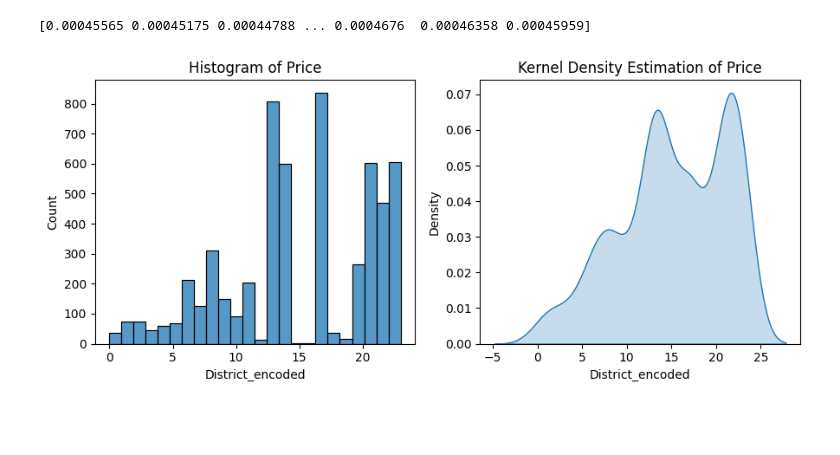
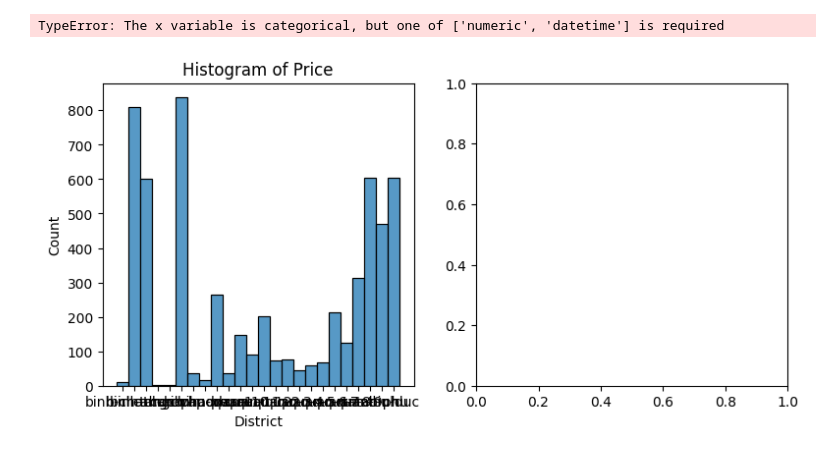
Before and after one commit to vtphatt2/House-Price-Prediction, a Jupyter notebook: KDE/map.ipynb, the cells around one changed output. Cells and saved outputs as stored; diff of their text form; code cells hidden in the pictures; blank space fills up the shorter version.

```diff
--- a/KDE/map.ipynb
+++ b/KDE/map.ipynb
@@ -29,9 +25,8 @@ replace_dict = {'Binh Chanh':'binh-chanh', 'Binh Tan' : 'binh-tan','Binh Thanh':
 gdf_hcm['District'] = gdf_hcm['District'].replace(replace_dict)
 # %%
 # Đọc tệp dữ liệu đã được làm sạch
-df=pd.read_csv('clean_data.csv')
-
-# Chuẩn bị dữ liệu số lượng nhà bán theo quận
-district_counts = df['District'].value_counts().reset_index()
-district_counts.columns = ['District', 'Counts']
-district_counts
+df = pd.read_csv('data_with_district.csv')
+df = df[['District','Price_per_sqm','Month']]
+df = gdf_hcm.merge(df, on='District')
+# df = df[['District','Price_per_sqm','Month', 'geometry']]
+df.to_csv('data1.csv', index = False)
@@ -92,34 +114,19 @@ plt.show()
-# %%
-# Tính KDE
-kde = KDEUnivariate(df['District_encoded'])
-kde.fit(bw='scott')
-
-# Vẽ đồ thị
-# plt.plot(kde.support, kde.density, label='KDE with statsmodels')
-# plt.xlabel('Value')
-# plt.ylabel('Density')
-# plt.title('Kernel Density Estimation')
-# plt.legend()
-# plt.show()
-
-print(kde.density)
-# %% [output]
-[0.00045565 0.00045175 0.00044788 ... 0.0004676  0.00046358 0.00045959]
 # %%
 fig, axes = plt.subplots(1, 2, figsize=(9, 4))
 # Histogram
-sns.histplot(df['District_encoded'], ax=axes[0], bins = 24)
+sns.histplot(df['District'], ax=axes[0], bins = 24)
 axes[0].set_title('Histogram of Price')
-axes[0].set_xlabel('District_encoded')
+axes[0].set_xlabel('District')
 axes[0].set_ylabel('Count')
 
 # KDE Plot
-sns.kdeplot(df['District_encoded'], bw_adjust = 1.5, ax=axes[1],  fill=True, cmap='viridis')
+sns.kdeplot(df['District'], bw_adjust = 1.5, ax=axes[1],  fill=True, cmap='viridis')
 axes[1].set_title('Kernel Density Estimation of Price')
-axes[1].set_xlabel('District_encoded')
+axes[1].set_xlabel('District')
 axes[1].set_ylabel('Density')
 
 plt.tight_layout()
 plt.show()
 # %% [output]
+TypeError: The x variable is categorical, but one of ['numeric', 'datetime'] is required
-[figure, old version]
+[figure, new version]
```
Also changed, not shown: parts of 7 cells of this notebook, 13 other files.
